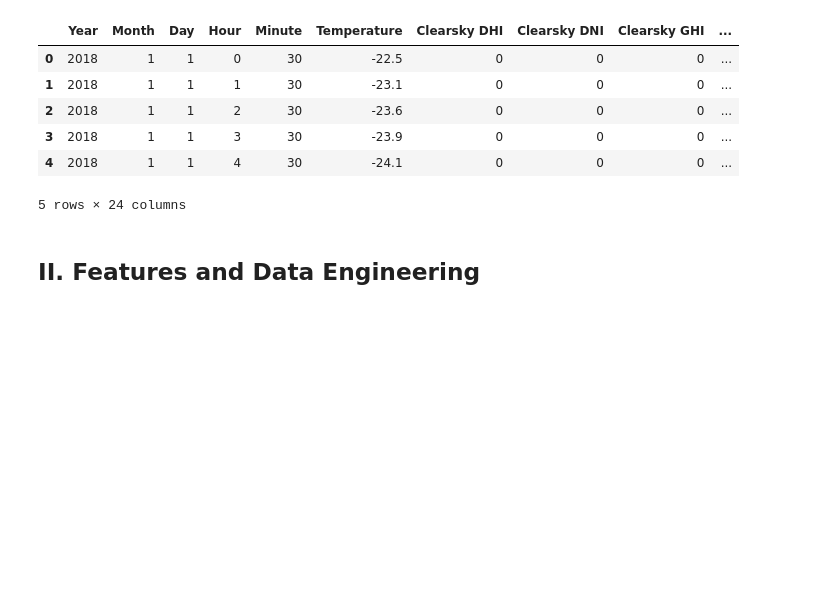
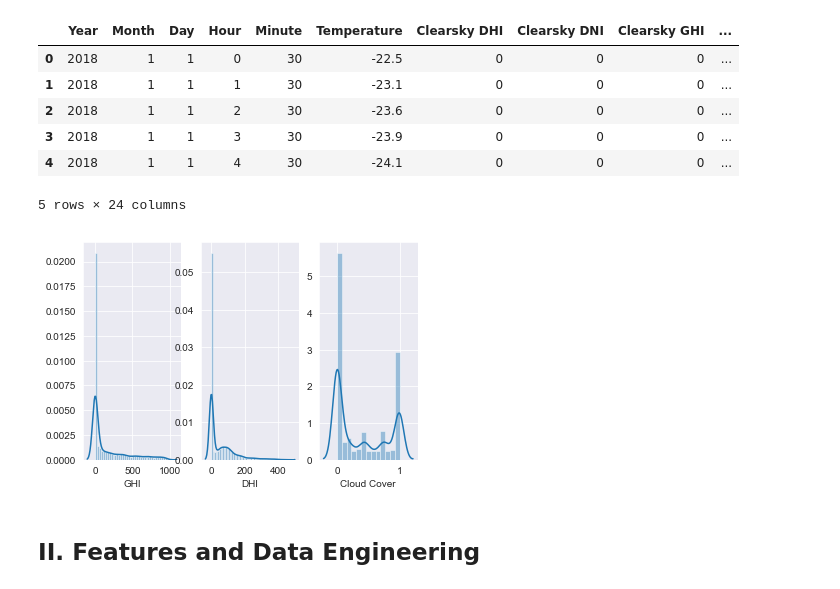
Before and after one commit to tpt5cu/solarIrradiancePredictor, a Jupyter notebook: Neural_Net.ipynb, the cells around one changed output. Cells and saved outputs as stored; diff of their text form; code cells hidden in the pictures; blank space fills up the shorter version.

```diff
--- a/Neural_Net.ipynb
+++ b/Neural_Net.ipynb
@@ -18,6 +19,12 @@ from matplotlib import pyplot as plt
 import tensorflow as tf
 from tensorflow import keras
 from tensorflow.keras import layers
+# %%
+def featureHistograms(df, features=['GHI','DHI','Cloud Cover'],):
+    sns.set_style('darkgrid')
+    fig, axs = plt.subplots(ncols=len(features))
+    for i in range(len(features)):
+        sns.distplot(df[features[i]], ax=axs[i])
 # %%
 #Lets try and make a neural network
 # %%
@@ -37,6 +44,11 @@ pd.read_csv(os.path.join(_Testing_Data_Dir, 'psm_south_dakota', 'psm_testing_dat
 | 3 | 2018 | 1 | 1 | 3 | 30 | -23.9 | 0 | 0 | 0 | ... |
 | 4 | 2018 | 1 | 1 | 4 | 30 | -24.1 | 0 | 0 | 0 | ... |
 5 rows × 24 columns
+# %%
+df = pd.read_csv(os.path.join(_Testing_Data_Dir, 'psm_south_dakota', 'psm_testing_data2018.csv'))
+featureHistograms(df)
+# %% [output]
+[figure, added]
 # %% [markdown]
 ## II. Features and Data Engineering
 # %% [markdown]
```
Also changed, not shown: parts of 7 cells of this notebook.
